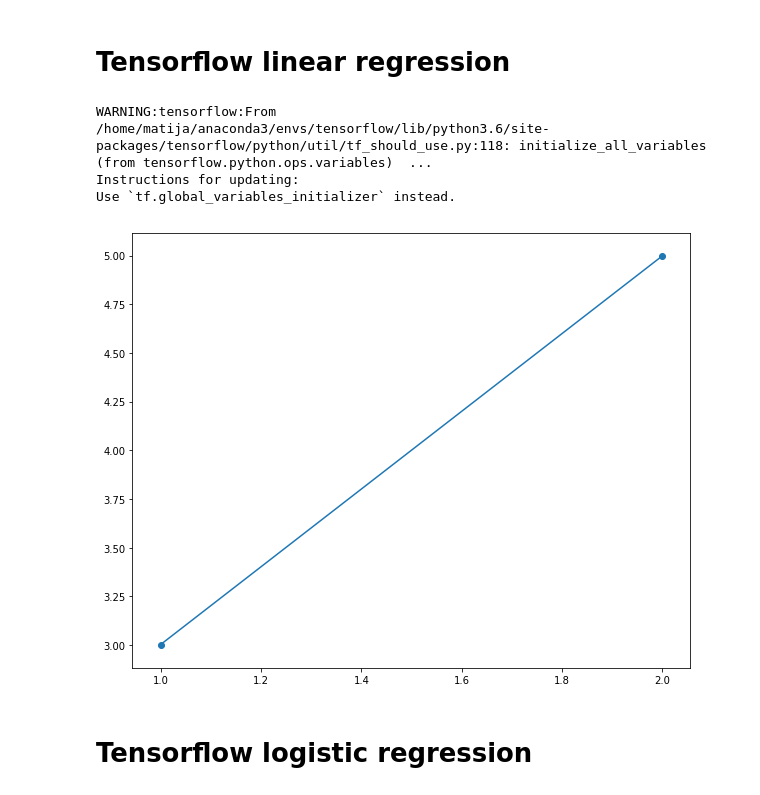
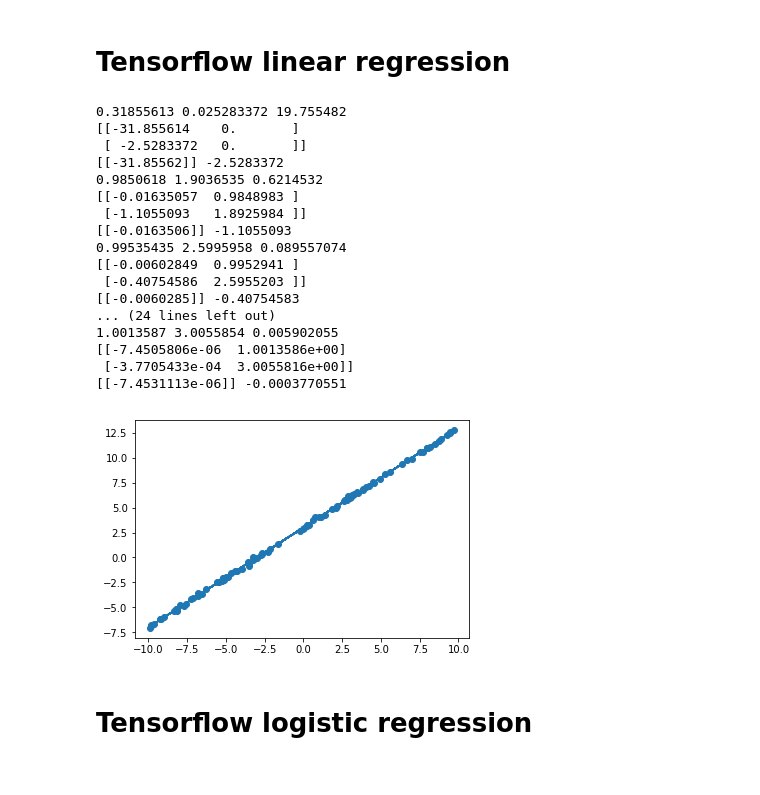
Before and after one commit to MatijaMaric/deep-learning-lab, a Jupyter notebook: lab01/Lab01.ipynb, the cells around one changed output. Drawn from its saved outputs; the diff is of its cells as text; code cells hidden in the pictures.

```diff
--- a/lab01/Lab01.ipynb
+++ b/lab01/Lab01.ipynb
@@ -47,39 +48,64 @@ iteration 9000: loss 11.610160676696015
 # %% [markdown]
 # Tensorflow linear regression
 # %%
-X = tf.placeholder(tf.float32, [None])
-Y_ = tf.placeholder(tf.float32, [None])
+f = lambda x: x + 3
+
+N = 100
+Xs = np.random.uniform(-10, 10, N)
+Ys = f(Xs) + np.random.normal(0, 0.1, N)
+Xs, Ys = Xs.reshape(-1, 1), Ys.reshape(-1, 1)
+
+X  = tf.placeholder(tf.float32, [None, 1])
+Y_ = tf.placeholder(tf.float32, [None, 1])
 a = tf.Variable(0.0)
 b = tf.Variable(0.0)
 
-Y = a * X + b
+Y = a*X + b
+loss  = 1./(2*N) * (Y-Y_)**2
 
-loss = (Y-Y_)**2
+trainer = tf.train.GradientDescentOptimizer(0.01)
+train_op = trainer.minimize(loss)
+grads = trainer.compute_gradients(loss, [a, b])
+optimize = trainer.apply_gradients(grads)
+grads = tf.Print(grads, [grads], 'Status:')
 
-trainer = tf.train.GradientDescentOptimizer(0.1)
-train_op = trainer.minimize(loss)
+grad_a = (1/N) * tf.matmul(Y-Y_,  X, transpose_a=True)
+grad_b = (1/N) * tf.reduce_sum(Y-Y_)
 
 sess = tf.Session()
 sess.run(tf.initialize_all_variables())
+plt.scatter(Xs, Ys, marker='o')
 
-Xs = np.array([1, 2])
-Ys = np.array([3, 5])
+for i in range(1000):
+    val_loss, val_grads, val_grad_a, val_grad_b = sess.run([loss, grads, grad_a, grad_b], feed_dict={X: Xs, Y_: Ys})
+    _, val_a, val_b = sess.run([train_op, a, b], feed_dict={X: Xs, Y_: Ys})
 
+    if i% 100 == 0:
+        print(val_a, val_b, val_loss.sum())
+        print(val_grads)
+        print(val_grad_a, val_grad_b)
 
-for i in range(100):
-    val_loss, _, val_a, val_b = sess.run([loss, train_op, a, b],
-        feed_dict={X: [1,2], Y_: [3,5]})
-    #print(i, val_loss, val_a, val_b)
-
-figure(figsize=(10,8))
-plt.plot(Xs, val_a * Xs + val_b)
-plt.scatter(Xs, Ys, marker='o')
+plt.plot(Xs, val_a*Xs + val_b)
 plt.show()
 # %% [output]
-WARNING:tensorflow:From /home/matija/anaconda3/envs/tensorflow/lib/python3.6/site-packages/tensorflow/python/util/tf_should_use.py:118: initialize_all_variables (from tensorflow.python.ops.variables)  ...
-Instructions for updating:
-Use `tf.global_variables_initializer` instead.
+0.31855613 0.025283372 19.755482
+[[-31.855614    0.       ]
+ [ -2.5283372   0.       ]]
+[[-31.85562]] -2.5283372
+0.9850618 1.9036535 0.6214532
+[[-0.01635057  0.9848983 ]
+ [-1.1055093   1.8925984 ]]
+[[-0.0163506]] -1.1055093
+0.99535435 2.5995958 0.089557074
+[[-0.00602849  0.9952941 ]
+ [-0.40754586  2.5955203 ]]
+[[-0.0060285]] -0.40754583
+... (24 lines left out)
+1.0013587 3.0055854 0.005902055
+[[-7.4505806e-06  1.0013586e+00]
+ [-3.7705433e-04  3.0055816e+00]]
+[[-7.4531113e-06]] -0.0003770551
-[figure, old version]
+[figure, new version]
 # %% [markdown]
 # Tensorflow logistic regression
 # %%
```
Also changed, not shown: parts of 26 cells of this notebook, 3 other files.
